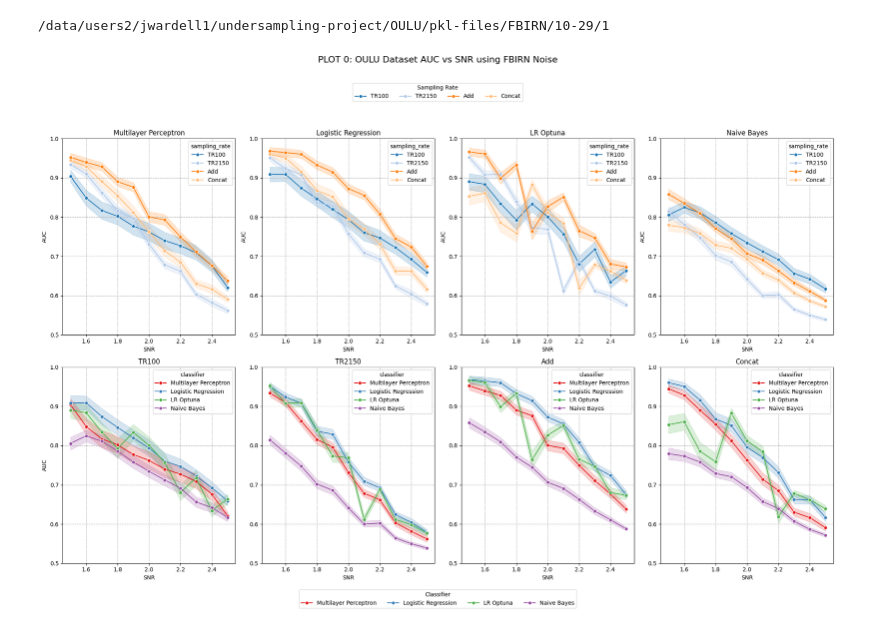
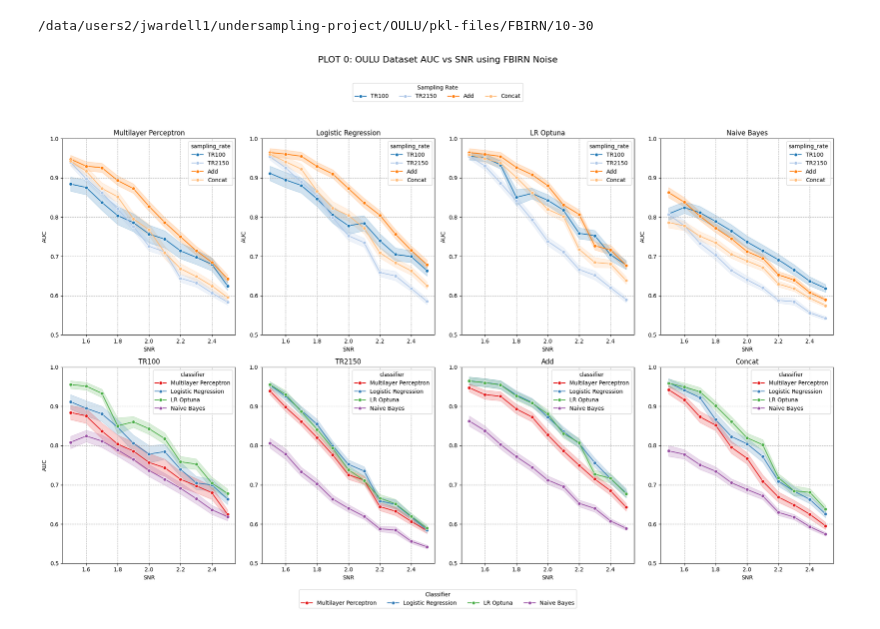
Before and after one commit to neuroneural/undersampling-project, a Jupyter notebook: scripts/plot.ipynb, the cells around one changed output. Cells and saved outputs as stored; diff of their text form; code cells hidden in the pictures.

```diff
--- a/scripts/plot.ipynb
+++ b/scripts/plot.ipynb
@@ -11,7 +11,7 @@ import numpy as np
 signal_dataset = 'oulu'
 noise_dataset = 'fbirn'
 
-plot_all = False
+plot_all = True
 
 kernel_type = ''
 sklearn = False
@@ -22,7 +22,7 @@ sklearn = False
 def plot(noise_dataset, signal_dataset, sklearn, kernel_type, plot_no):
 
     # Define the directory for the current undersampling rate
-    pkl_dir = f'/data/users2/jwardell1/undersampling-project/{signal_dataset.upper()}/pkl-files/{noise_dataset.upper()}/10-29/1'
+    pkl_dir = f'/data/users2/jwardell1/undersampling-project/{signal_dataset.upper()}/pkl-files/{noise_dataset.upper()}/10-30'
     print(pkl_dir)
 
     """
@@ -273,32 +273,32 @@ def plot(noise_dataset, signal_dataset, sklearn, kernel_type, plot_no):
 
     # Add legends
     handles, labels = axes[0, 0].get_legend_handles_labels()
     fig.legend(handles, labels, loc='upper center', ncol=len(sampling_rates), title='Sampling Rate', bbox_to_anchor=(0.5, 1.05))
 
     handles, labels = axes[1, 0].get_legend_handles_labels()
     fig.legend(handles, labels, loc='lower center', ncol=len(classifiers), title='Classifier', bbox_to_anchor=(0.5, -0.05))
     plt.savefig(f'../results/{signal_dataset}_{noise_dataset}_{kernel_type}.png')
 
     plt.show()
 
 if plot_all:
     plot_no = 0
     signal_datasets = ['oulu', 'hcp', 'simulation']
     noise_datasets = ['fbirn', 'cobre', 'var']
     kernels = ['rbf']#, 'linear']
 
     for signal_dataset in signal_datasets:
         for noise_dataset in noise_datasets:
             for kernel_type in kernels:
                 try:
                     plot(noise_dataset, signal_dataset, sklearn, kernel_type, plot_no)
                     plot_no += 1
                 except ValueError as e:
                     pass
                     #print(f'error poltting {signal_dataset} {noise_dataset} {kernel_type} sklearn {sklearn}')
 
 else:
     plot(noise_dataset, signal_dataset, sklearn, kernel_type, 0)
 # %% [output]
-/data/users2/jwardell1/undersampling-project/OULU/pkl-files/FBIRN/10-29/1
+/data/users2/jwardell1/undersampling-project/OULU/pkl-files/FBIRN/10-30
-[figure, old version]
+[figure, new version]
```
